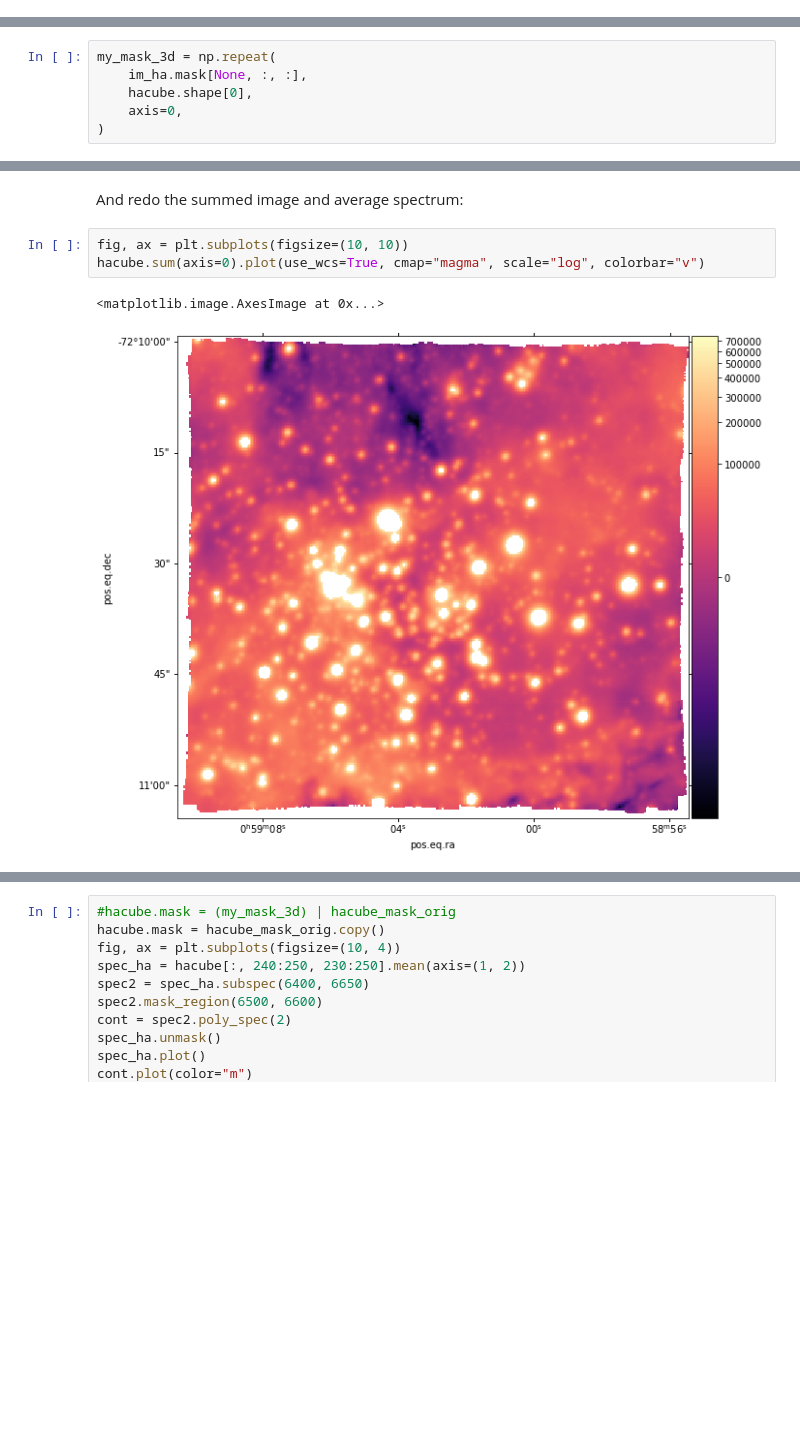
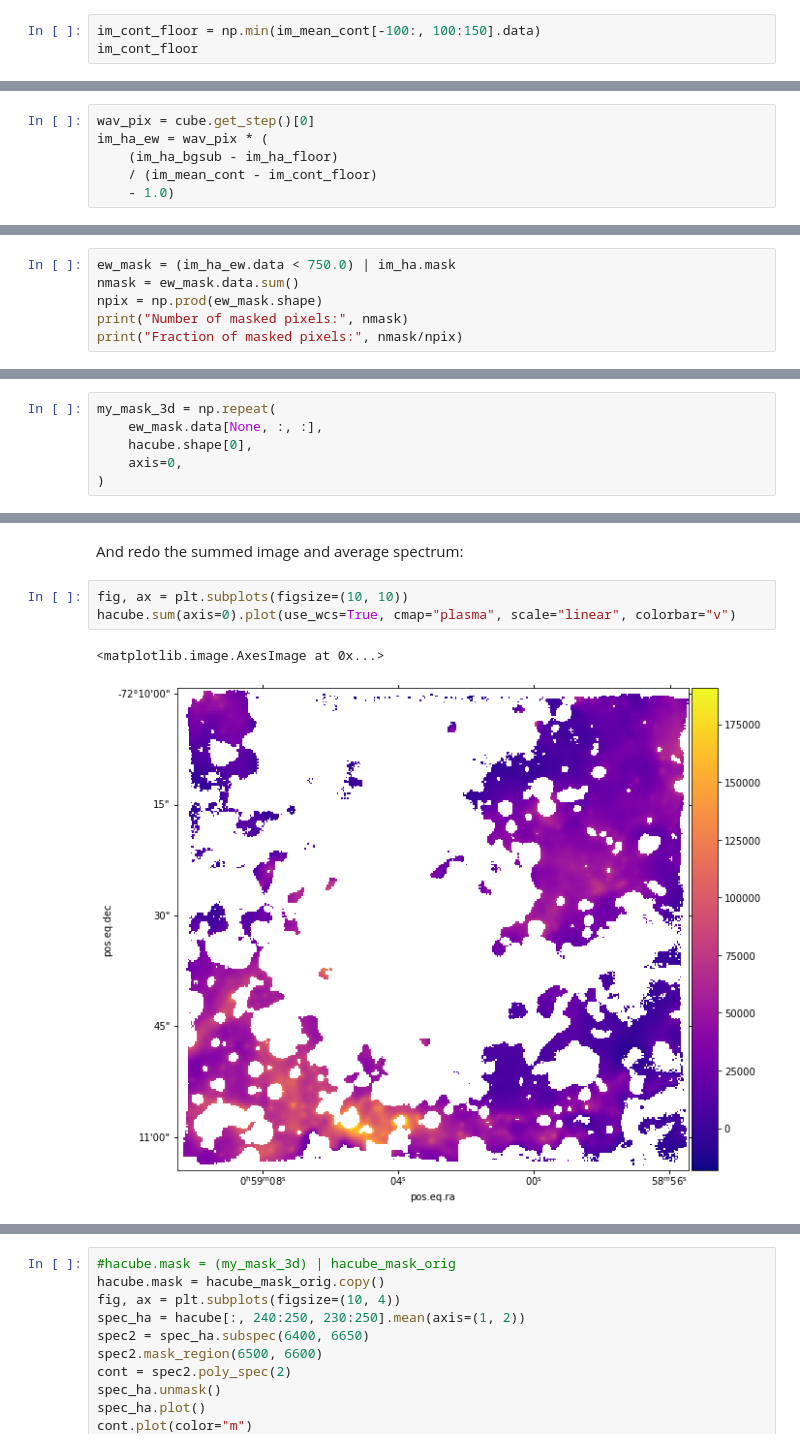
Before and after one commit to will-henney/muse-hii-regions, a Jupyter notebook: notebooks/01-extract-subregions.ipynb, the cells around one changed output, grey strips where cells are left out. Cells and saved outputs as stored; diff of their text form; blank space fills up the shorter version.

```diff
--- a/notebooks/01-extract-subregions.ipynb
+++ b/notebooks/01-extract-subregions.ipynb
@@ -99,0 +101,3 @@ im_ha_ew = (im_ha_bgsub - im_ha.data.min()) / (im_mean_cont - im_mean_cont.data.
+# %%
+im_cont_floor = np.min(im_mean_cont[-100:, 100:150].data)
+im_cont_floor
@@ -99,0 +115,6 @@ im_ha_ew = (im_ha_bgsub - im_ha.data.min()) / (im_mean_cont - im_mean_cont.data.
+# %%
+wav_pix = cube.get_step()[0]
+im_ha_ew = wav_pix * (
+    (im_ha_bgsub - im_ha_floor)
+    / (im_mean_cont - im_cont_floor)
+    - 1.0)
@@ -361,0 +389,6 @@ Make a 3D mask for `hacube` where each image plane is the mask of the strong con
+# %%
+ew_mask = (im_ha_ew.data < 750.0) | im_ha.mask
+nmask = ew_mask.data.sum()
+npix = np.prod(ew_mask.shape)
+print("Number of masked pixels:", nmask)
+print("Fraction of masked pixels:", nmask/npix)
@@ -362,6 +402,6 @@ Make a 3D mask for `hacube` where each image plane is the mask of the strong con
 # %%
 my_mask_3d = np.repeat(
-    im_ha.mask[None, :, :],
+    ew_mask.data[None, :, :],
     hacube.shape[0],
     axis=0,
 )
@@ -395,7 +435,7 @@ hacube.mask = my_mask_3d.copy() | hacube_mask_orig
 And redo the summed image and average spectrum:
 # %%
 fig, ax = plt.subplots(figsize=(10, 10))
-hacube.sum(axis=0).plot(use_wcs=True, cmap="magma", scale="log", colorbar="v")
+hacube.sum(axis=0).plot(use_wcs=True, cmap="plasma", scale="linear", colorbar="v")
 # %% [output]
 <matplotlib.image.AxesImage at 0x...>
-[figure, old version]
+[figure, new version]
```
Also changed, not shown: parts of 21 cells of this notebook, 2 other files.
